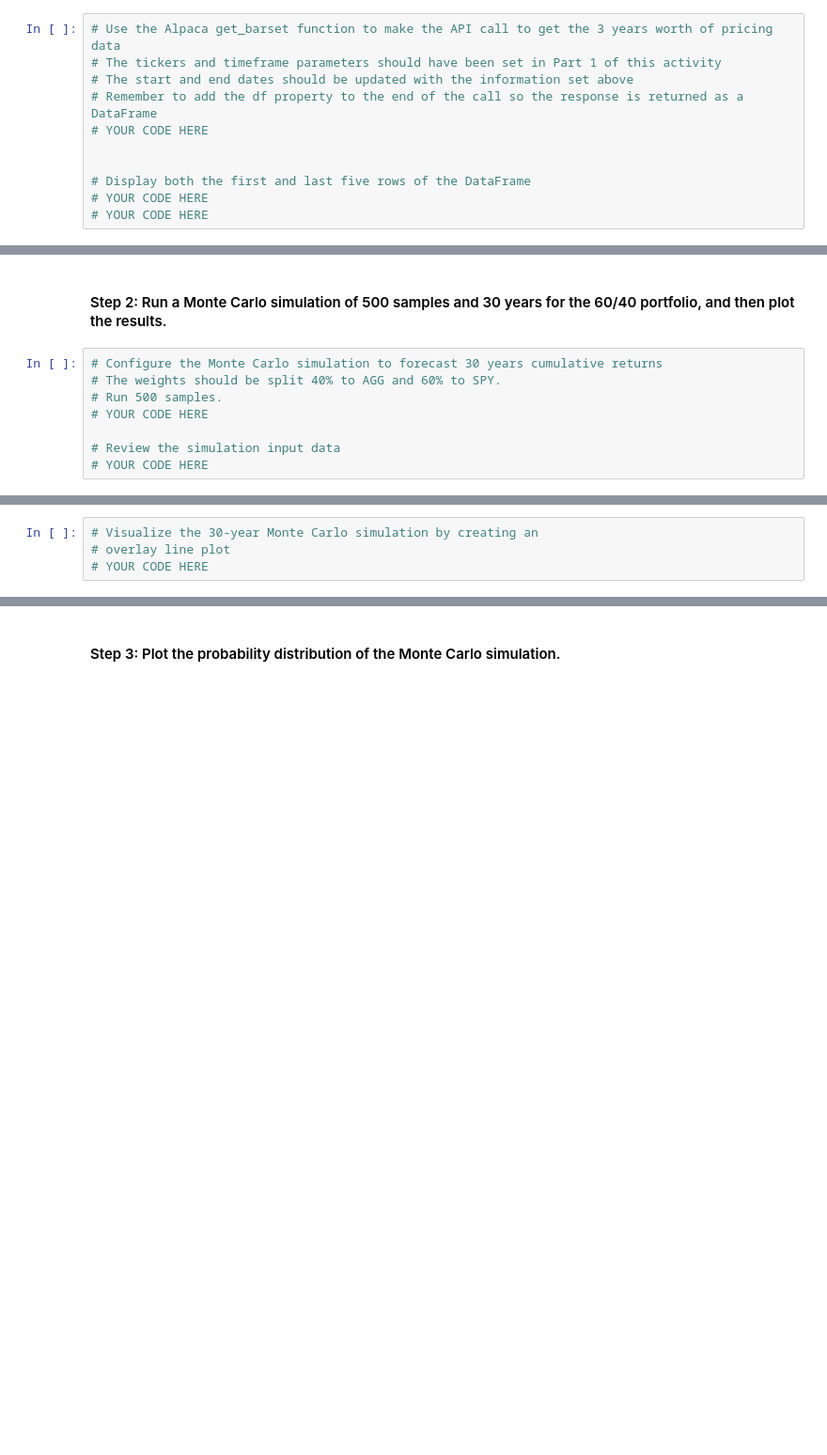
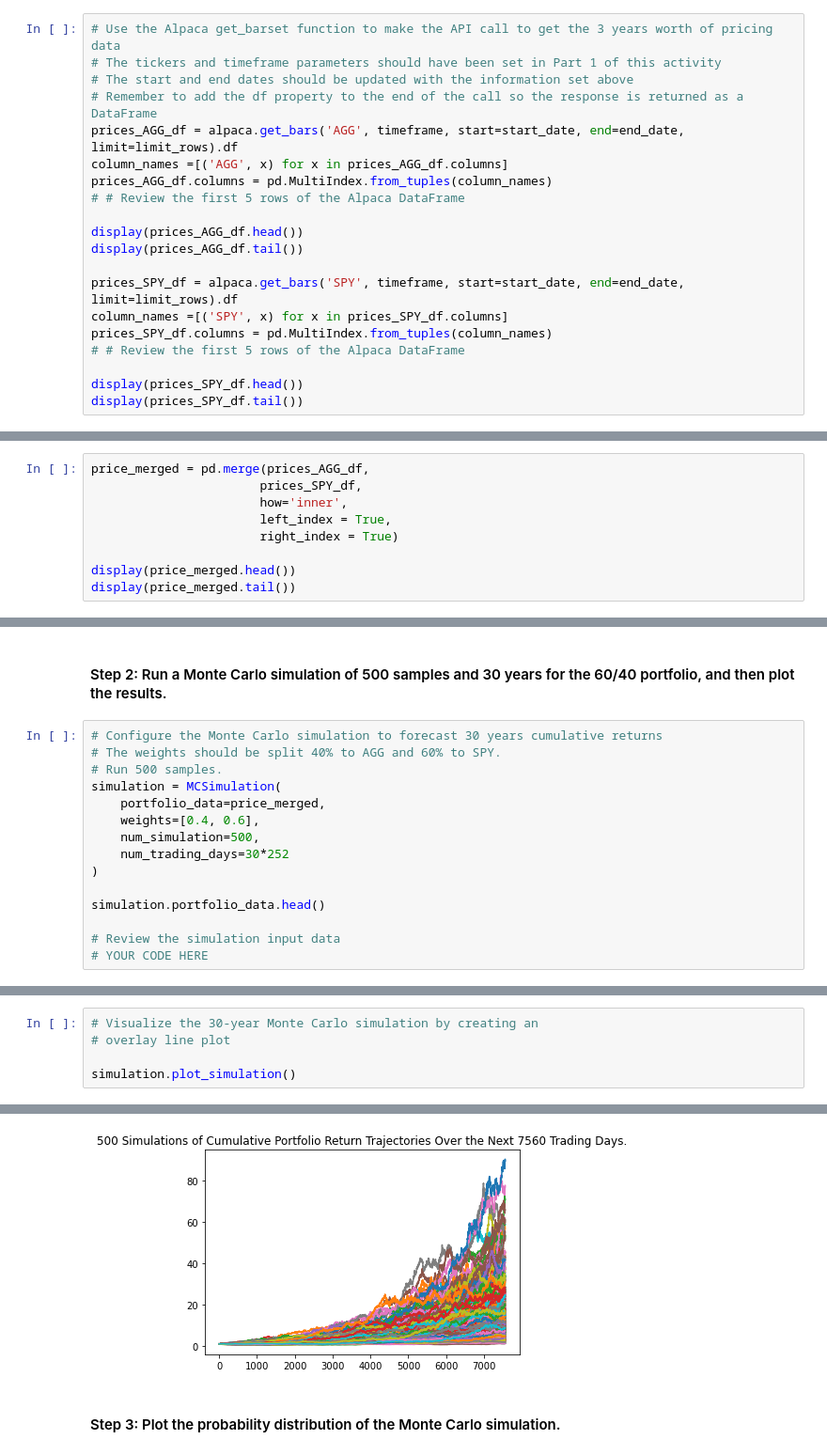
Before and after one commit to sungmoo89/Module_5_Challenge, a Jupyter notebook: financial_planning_tools.ipynb, the cells around one changed output, grey strips where cells are left out. Shown at 94% size. Saved outputs shown, nothing was run; the diff lists cells and outputs as text; blank space fills up the shorter version.

```diff
--- a/financial_planning_tools.ipynb
+++ b/financial_planning_tools.ipynb
@@ -467,9 +463,18 @@ In this section, you’ll use the MCForecastTools library to create a Monte Carl
 # The tickers and timeframe parameters should have been set in Part 1 of this activity
 # The start and end dates should be updated with the information set above
 # Remember to add the df property to the end of the call so the response is returned as a DataFrame
-# YOUR CODE HERE
+prices_AGG_df = alpaca.get_bars('AGG', timeframe, start=start_date, end=end_date, limit=limit_rows).df
+column_names =[('AGG', x) for x in prices_AGG_df.columns]
+prices_AGG_df.columns = pd.MultiIndex.from_tuples(column_names)
+# # Review the first 5 rows of the Alpaca DataFrame
 
+display(prices_AGG_df.head())
+display(prices_AGG_df.tail())
 
-# Display both the first and last five rows of the DataFrame
-# YOUR CODE HERE
-# YOUR CODE HERE
+prices_SPY_df = alpaca.get_bars('SPY', timeframe, start=start_date, end=end_date, limit=limit_rows).df
+column_names =[('SPY', x) for x in prices_SPY_df.columns]
+prices_SPY_df.columns = pd.MultiIndex.from_tuples(column_names)
+# # Review the first 5 rows of the Alpaca DataFrame
+
+display(prices_SPY_df.head())
+display(prices_SPY_df.tail())
@@ -475,0 +514,9 @@ In this section, you’ll use the MCForecastTools library to create a Monte Carl
+# %%
+price_merged = pd.merge(prices_AGG_df,
+                       prices_SPY_df,
+                       how='inner',
+                       left_index = True,
+                       right_index = True)
+
+display(price_merged.head())
+display(price_merged.tail())
@@ -479,7 +543,14 @@ In this section, you’ll use the MCForecastTools library to create a Monte Carl
 # Configure the Monte Carlo simulation to forecast 30 years cumulative returns
 # The weights should be split 40% to AGG and 60% to SPY.
 # Run 500 samples.
-# YOUR CODE HERE
+simulation = MCSimulation(
+    portfolio_data=price_merged,
+    weights=[0.4, 0.6],
+    num_simulation=500,
+    num_trading_days=30*252
+)
+
+simulation.portfolio_data.head()
 
 # Review the simulation input data
 # YOUR CODE HERE
@@ -489,4 +593,6 @@ In this section, you’ll use the MCForecastTools library to create a Monte Carl
 # %%
 # Visualize the 30-year Monte Carlo simulation by creating an
 # overlay line plot
-# YOUR CODE HERE
+
+simulation.plot_simulation()
+# %% [output]
@@ -493,3 +600,4 @@ In this section, you’ll use the MCForecastTools library to create a Monte Carl
+[figure, added]
 # %% [markdown]
 #### Step 3: Plot the probability distribution of the Monte Carlo simulation.
 # %%
```
Also changed, not shown: parts of 35 cells of this notebook.
